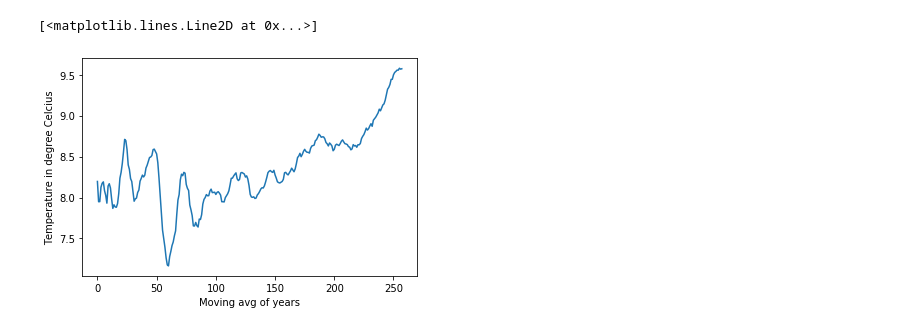
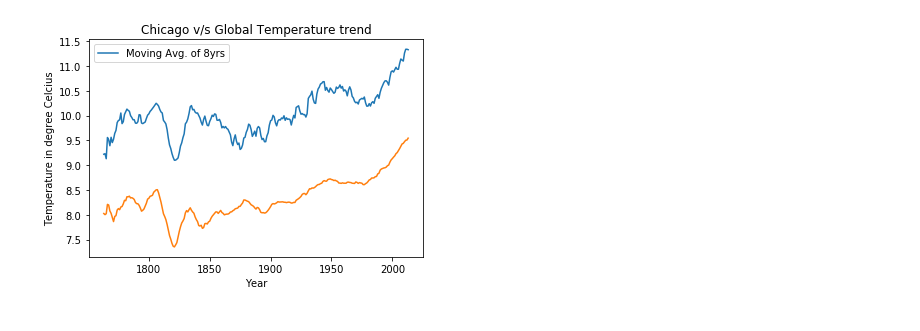
Before and after one commit to mgautam98/insights, a Jupyter notebook: Weather Trends.ipynb, the cells around one changed output. Drawn from its saved outputs; the diff is of its cells as text; code cells hidden in the pictures.

```diff
--- a/Weather Trends.ipynb
+++ b/Weather Trends.ipynb
@@ -47,6 +70,4 @@ print(df_global.size)
-# %%
-# lets take moving average of past 10 days
-moving_avg_local = [0]*8
-no_of_years = 8
-
-moving_avg_global = [0]*8
+# %%
+# remove last 2 columns to make same size as local
+df_global = df_global.drop([254, 255]).reset_index(drop=True)
+df_global.head(-10)
@@ -53,10 +95,13 @@ moving_avg_global = [0]*8
 # %%
-for i in range(no_of_years-1, df_local.size):
-    moving_avg_local.append(0)
-    for j in range(no_of_years):
-        try:
-            moving_avg_local[i] += df_local.avg_temp[i-j]
-        except:
-            #Skip
-            continue
-    moving_avg_local[i] /= float(no_of_years)
+years = []
+def calc_moving_avg(df, no_of_years):
+    years.clear()
+    moving_avg = [0]*(no_of_years - 1)
+    base_year = 1750
+    for i in range(no_of_years-1, df.avg_temp.size):
+        moving_avg.append(0)
+        for j in range(no_of_years):
+            moving_avg[i] += df.avg_temp[i-j]
+        moving_avg[i] /= float(no_of_years)
+        years.append(base_year + i)
+    return moving_avg
@@ -80,7 +108,14 @@ plt.plot(moving_avg_local[7:200])
-# %%
-plt.ylabel("Temperature in degree Celcius")
-plt.xlabel("Moving avg of years")
-plt.plot(moving_avg_global[7:265])
-# %% [output]
-[<matplotlib.lines.Line2D at 0x...>]
-[figure, removed]
+# %%
+# lets calculate moving avg of past 14 yrs
+moving_avg_local = calc_moving_avg(df_local, 14)
+moving_avg_global = calc_moving_avg(df_global, 14)
+# %%
+plt.title("Chicago v/s Global Temperature trend")
+plt.ylabel("Temperature in degree Celcius")
+plt.xlabel("Year")
+plt.plot(years ,moving_avg_local[13:])
+plt.plot(years, moving_avg_global[13:])
+plt.legend(['Moving Avg. of 8yrs'])
+plt.show()
+# %% [output]
+[figure, added]
```
Also changed, not shown: parts of 11 cells of this notebook.
